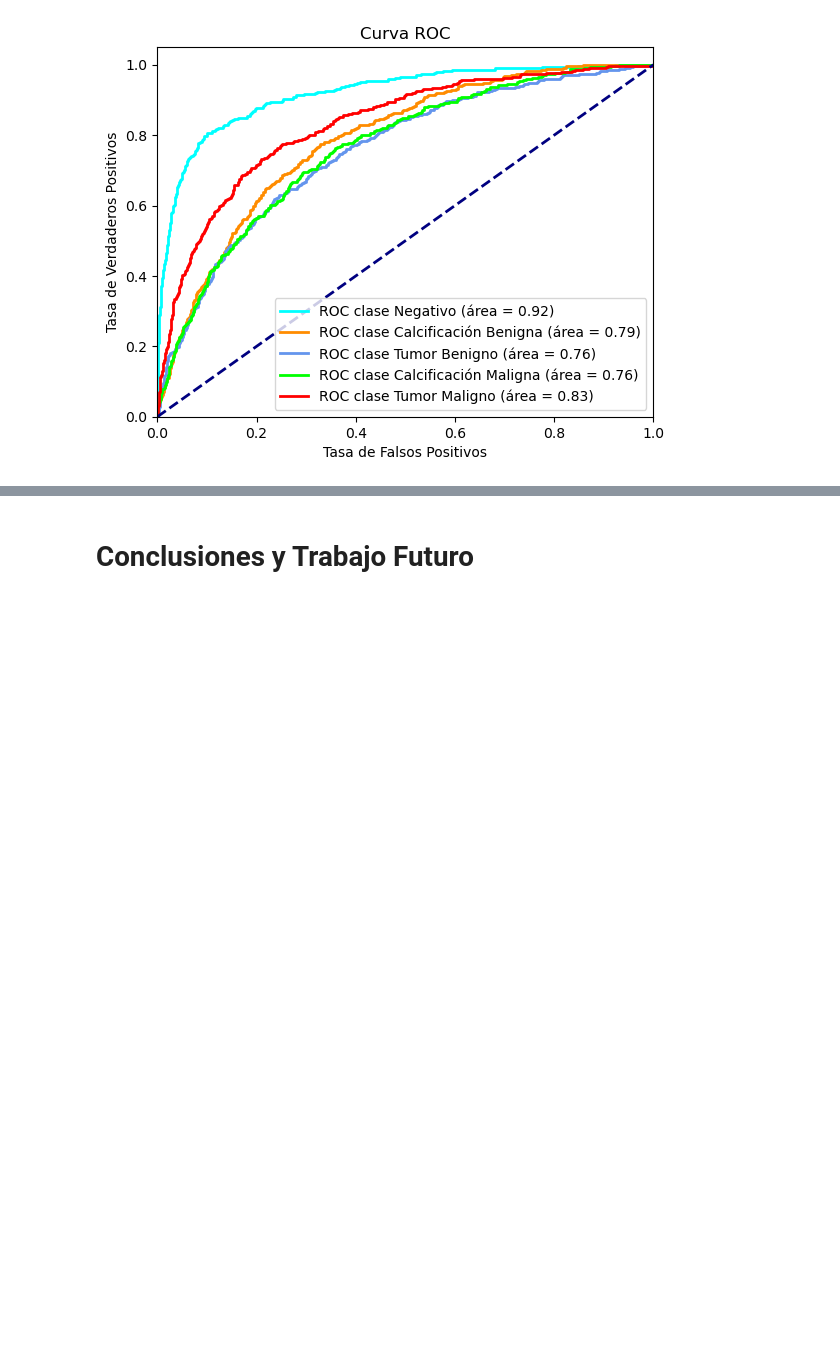
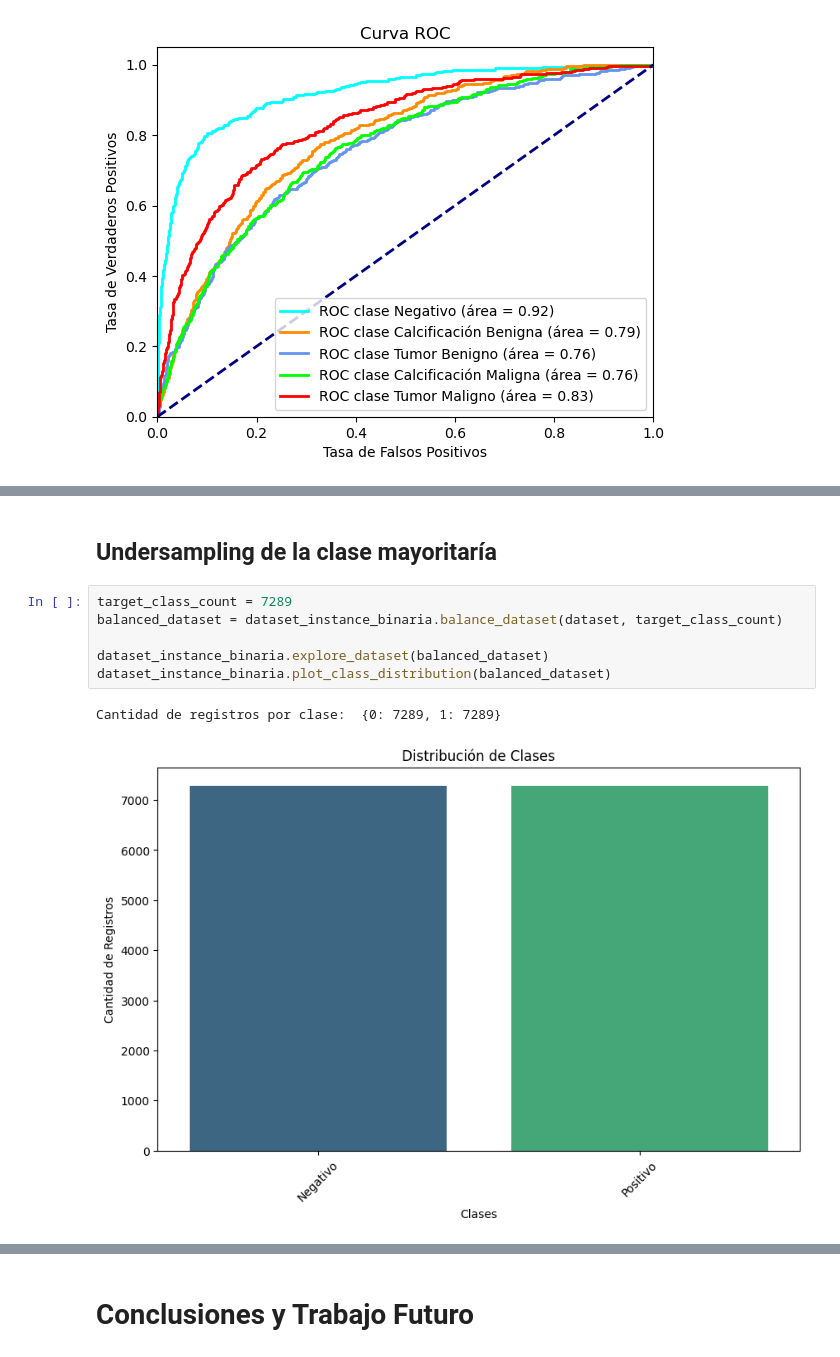
Before and after one commit to MalenaConstancio/mammography_proyect, a Jupyter notebook: mammography_proyect.ipynb, the cells around one changed output, grey strips where cells are left out. Cells and saved outputs as stored; diff of their text form; blank space fills up the shorter version.

```diff
--- a/mammography_proyect.ipynb
+++ b/mammography_proyect.ipynb
@@ -463,0 +488,11 @@ dataset_instance.plot_roc_curve(y_val, y_pred_proba)
+# %% [markdown]
+## Undersampling de la clase mayoritaría
+# %%
+target_class_count = 7289
+balanced_dataset = dataset_instance_binaria.balance_dataset(dataset, target_class_count)
+
+dataset_instance_binaria.explore_dataset(balanced_dataset)
+dataset_instance_binaria.plot_class_distribution(balanced_dataset)
+# %% [output]
+Cantidad de registros por clase:  {0: 7289, 1: 7289}
+[figure, added]
```
Also changed, not shown: parts of 39 cells of this notebook.
